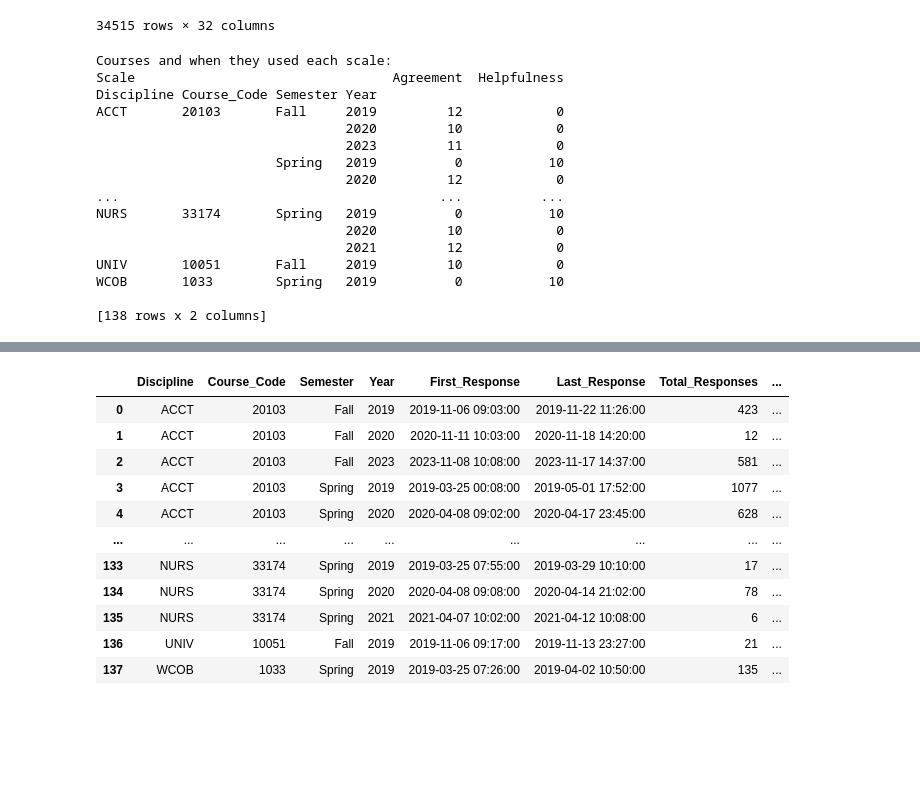
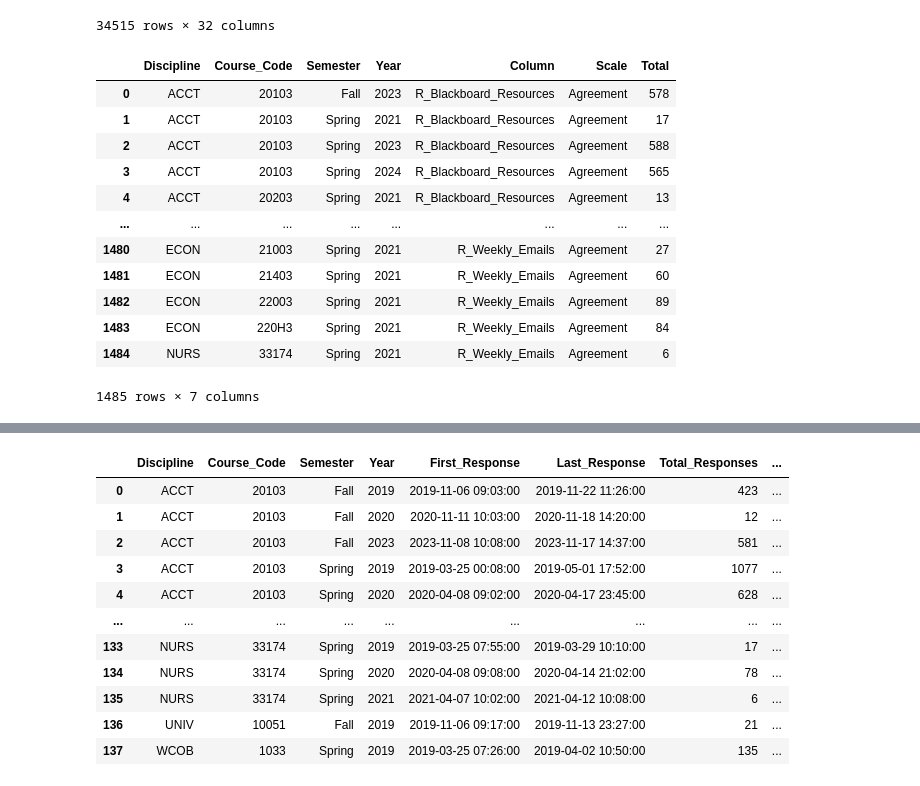
Before and after one commit to EricaCamelopardalis/SI_ML_Survey, a Jupyter notebook: Notebooks/Organization.ipynb, the cells around one changed output, grey strips where cells are left out. Drawn from its saved outputs; the diff is of its cells as text; code cells hidden in the pictures; blank space fills up the shorter version.

```diff
--- a/Notebooks/Organization.ipynb
+++ b/Notebooks/Organization.ipynb
@@ -520,39 +520,6 @@ rating_cols = [col for col in consolidated_df.columns if col.startswith('R_')]
 for col in rating_cols:
     # Create new features that have the _encoded tag, to preserve original meaning.
     consolidated_df[col + '_encoded'] = consolidated_df[col].map(rating_encoding)
-# %%
-# Function to identify which scale is used.
-def identify_scale_usage(df, column):
-    results = []
-
-    for (discipline, course, semester, year), group in df.groupby(['Discipline', 'Course_Code', 'Semester', 'Year']):
-        values = group[column].dropna()
-
-        if len(values) == 0:
-            continue
-
-        agreement_count = values.isin(agreement_values).sum()
-        helpfulness_count = values.isin(helpfulness_values).sum()
-        total = len(values)
-
-        if agreement_count > helpfulness_count:
-            scale = 'Agreement'
-        elif helpfulness_count > agreement_count:
-            scale = 'Helpfulness'
-        else:
-            scale = 'Mixed'
-
-        results.append({
-            'Discipline': discipline,
-            'Course_Code': course,
-            'Semester': semester,
-            'Year': year,
-            'Column': column,
-            'Scale': scale,
-            'Total': total
-        })
-
-    return pd.DataFrame(results)
 # %%
 # Fix data anomaly: 'MEGG' should be 'MEEG'
 consolidated_df['Discipline'] = consolidated_df['Discipline'].replace('MEGG', 'MEEG')
@@ -605,28 +572,22 @@ for col in rating_cols:
     all_results.append(identify_scale_usage(consolidated_df, col))
 
 scale_usage = pd.concat(all_results, ignore_index=True)
-# %%
-# Analyze the distribution of Likerts across courses, semesters, and years.
-print("Courses and when they used each scale:")
-course_scale_summary = scale_usage.groupby(['Discipline', 'Course_Code', 'Semester', 'Year', 'Scale']).size().unstack(fill_value=0)
-print(course_scale_summary[course_scale_summary.sum(axis=1) > 0])
-# %% [output]
-Courses and when they used each scale:
-Scale                                 Agreement  Helpfulness
-Discipline Course_Code Semester Year
-ACCT       20103       Fall     2019         12            0
-                                2020         10            0
-                                2023         11            0
-                       Spring   2019          0           10
-                                2020         12            0
-...                                         ...          ...
-NURS       33174       Spring   2019          0           10
-                                2020         10            0
-                                2021         12            0
-UNIV       10051       Fall     2019         10            0
-WCOB       1033        Spring   2019          0           10
-
-[138 rows x 2 columns]
+# %%
+scale_usage
+# %% [output]
+|  | Discipline | Course_Code | Semester | Year | Column | Scale | Total |
+| 0 | ACCT | 20103 | Fall | 2023 | R_Blackboard_Resources | Agreement | 578 |
+| 1 | ACCT | 20103 | Spring | 2021 | R_Blackboard_Resources | Agreement | 17 |
+| 2 | ACCT | 20103 | Spring | 2023 | R_Blackboard_Resources | Agreement | 588 |
+| 3 | ACCT | 20103 | Spring | 2024 | R_Blackboard_Resources | Agreement | 565 |
+| 4 | ACCT | 20203 | Spring | 2021 | R_Blackboard_Resources | Agreement | 13 |
+| ... | ... | ... | ... | ... | ... | ... | ... |
+| 1480 | ECON | 21003 | Spring | 2021 | R_Weekly_Emails | Agreement | 27 |
+| 1481 | ECON | 21403 | Spring | 2021 | R_Weekly_Emails | Agreement | 60 |
+| 1482 | ECON | 22003 | Spring | 2021 | R_Weekly_Emails | Agreement | 89 |
+| 1483 | ECON | 220H3 | Spring | 2021 | R_Weekly_Emails | Agreement | 84 |
+| 1484 | NURS | 33174 | Spring | 2021 | R_Weekly_Emails | Agreement | 6 |
+1485 rows × 7 columns
 # %%
 # Count all disciplines,
 discipline_counts = consolidated_df['Discipline'].value_counts().sort_values(ascending=False)
```
Also changed, not shown: parts of 4 cells of this notebook.
